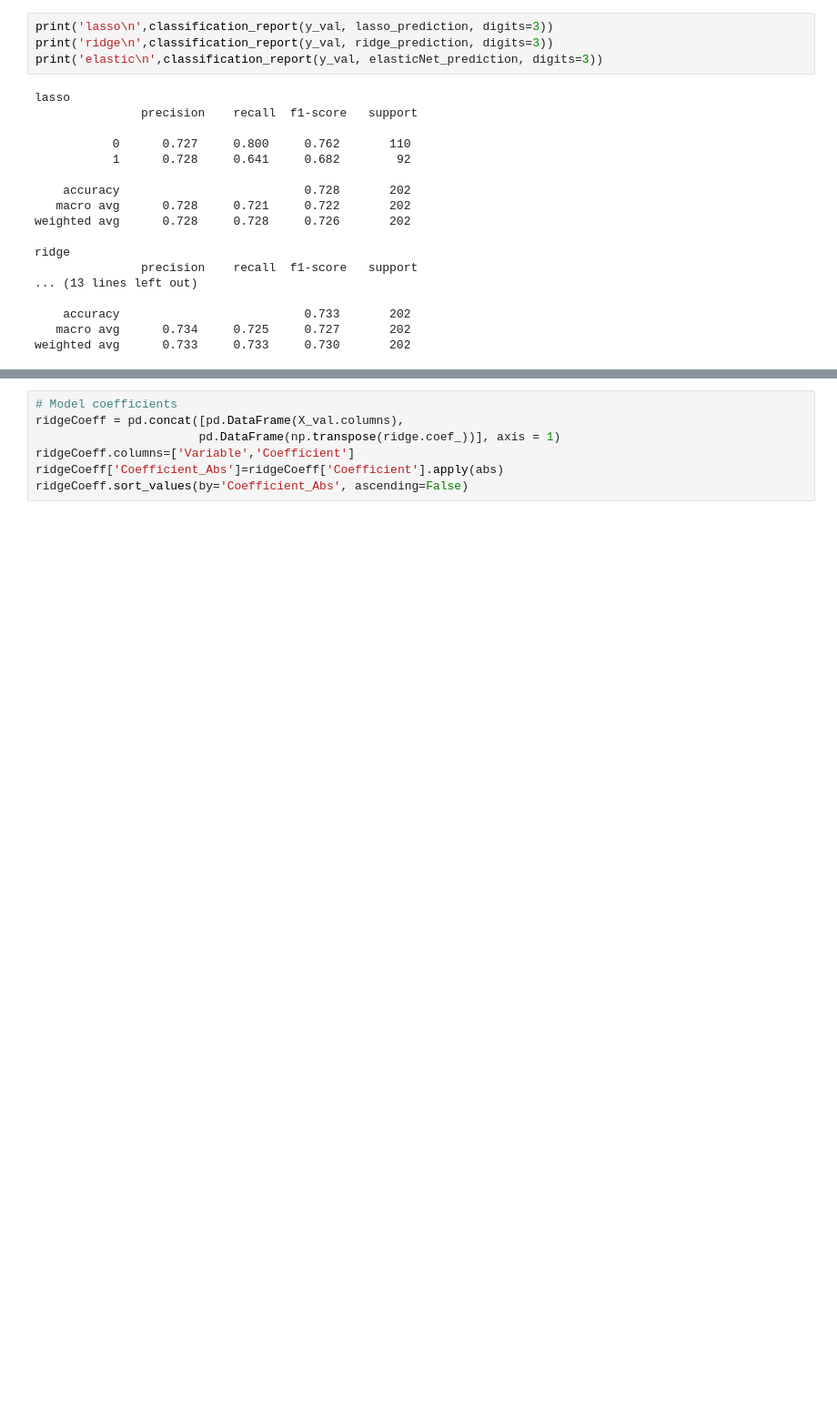
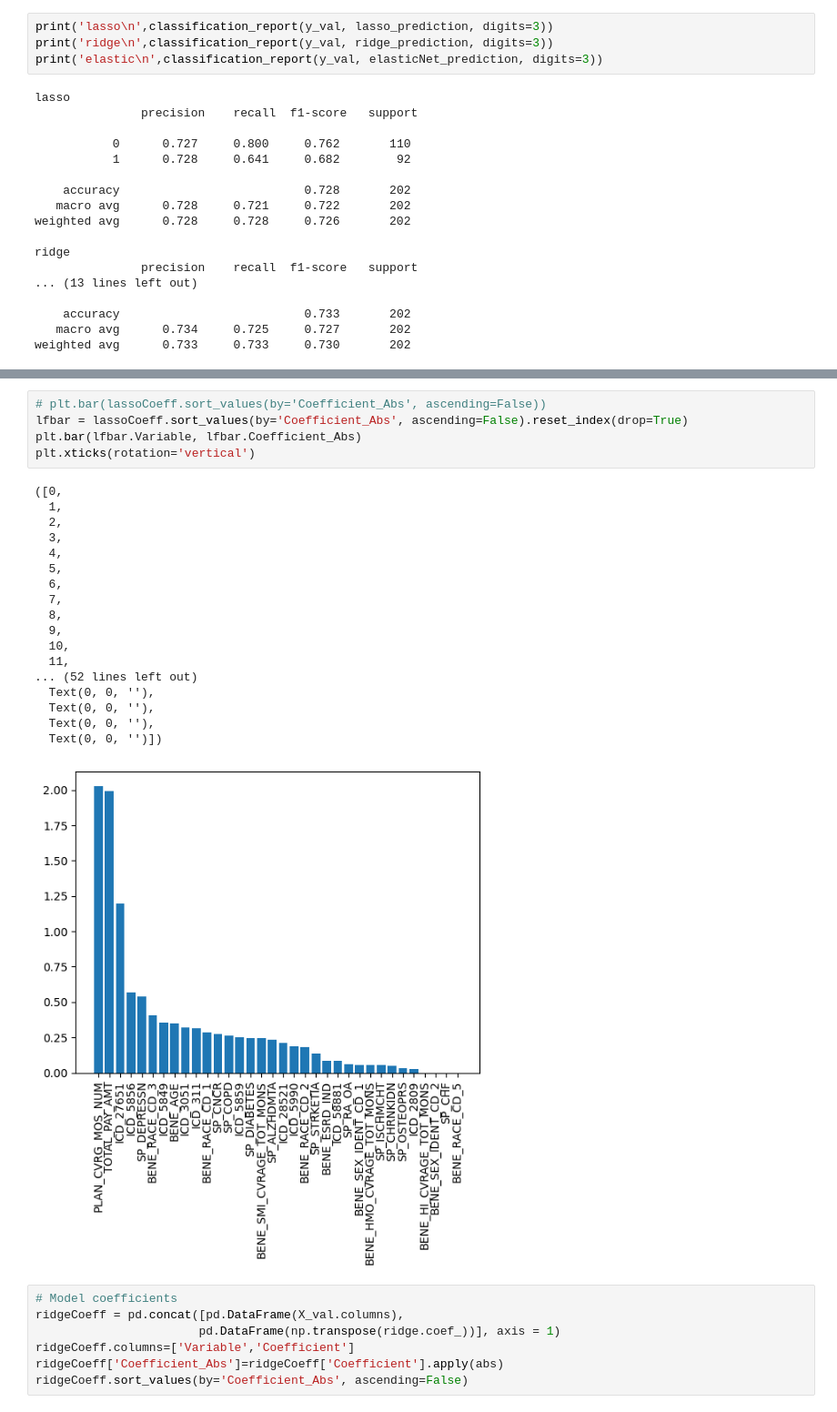
Before and after one commit to hanjosep/explore_cms, a Jupyter notebook: data analysis/collinearity_explore.ipynb, the cells around one changed output, grey strips where cells are left out. Shown at 91% size. Saved outputs shown, nothing was run; the diff lists cells and outputs as text; blank space fills up the shorter version.

```diff
--- a/data analysis/collinearity_explore.ipynb
+++ b/data analysis/collinearity_explore.ipynb
@@ -326,6 +326,30 @@ lassoCoeff.sort_values(by='Coefficient_Abs', ascending=False)
 | 29 | BENE_SEX_IDENT_CD_2 | 0.000000 | 0.000000 |
 | 8 | SP_CHF | 0.000000 | 0.000000 |
 | 33 | BENE_RACE_CD_5 | 0.000000 | 0.000000 |
+# %%
+# plt.bar(lassoCoeff.sort_values(by='Coefficient_Abs', ascending=False))
+lfbar = lassoCoeff.sort_values(by='Coefficient_Abs', ascending=False).reset_index(drop=True)
+plt.bar(lfbar.Variable, lfbar.Coefficient_Abs)
+plt.xticks(rotation='vertical')
+# %% [output]
+([0,
+  1,
+  2,
+  3,
+  4,
+  5,
+  6,
+  7,
+  8,
+  9,
+  10,
+  11,
+... (52 lines left out)
+  Text(0, 0, ''),
+  Text(0, 0, ''),
+  Text(0, 0, ''),
+  Text(0, 0, '')])
+[figure, added]
 # %%
 # Model coefficients
 ridgeCoeff = pd.concat([pd.DataFrame(X_val.columns),
```
Also changed, not shown: parts of 5 cells of this notebook, 8 other files.
